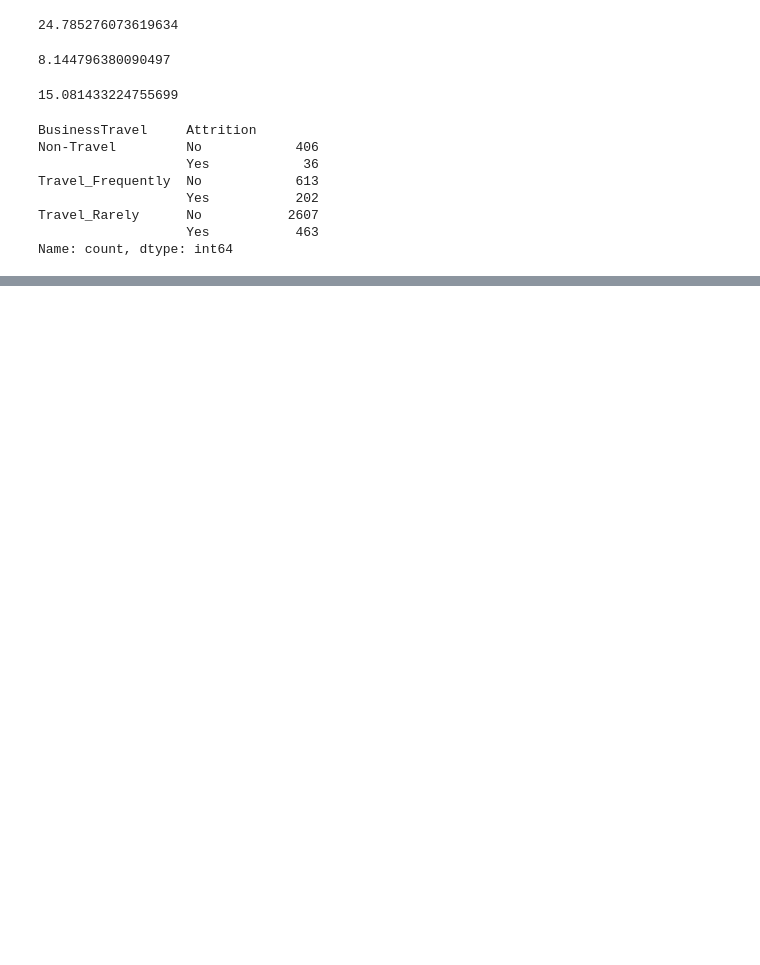
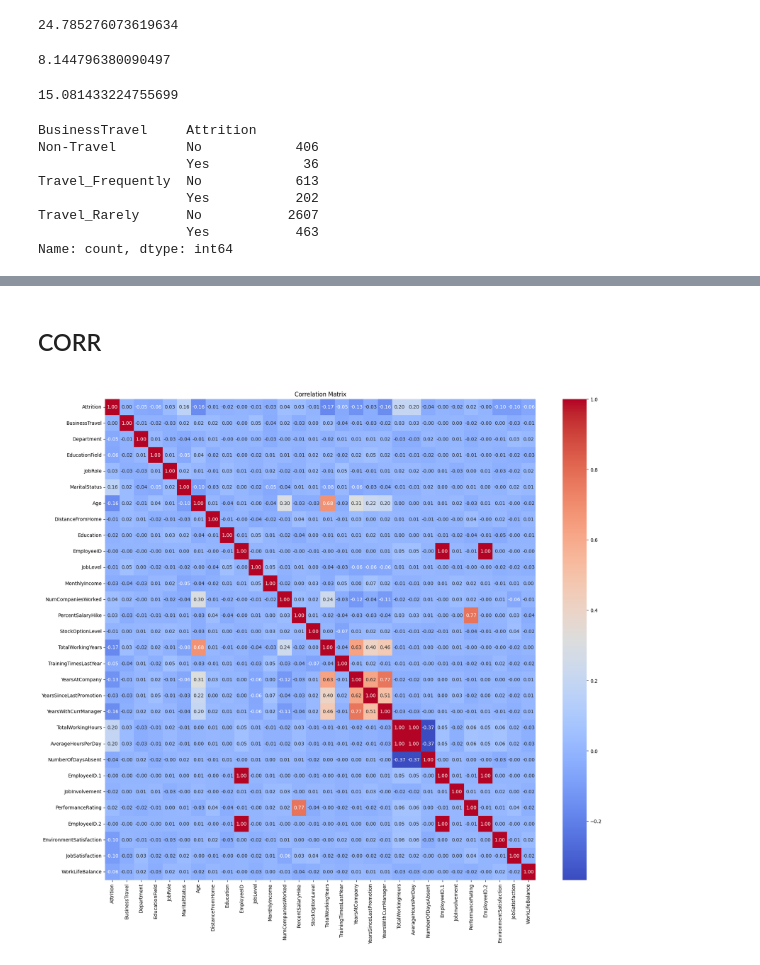
Before and after one commit to Veyesd/rh-analysis, a Jupyter notebook: rh_analysis2.ipynb, the cells around one changed output, grey strips where cells are left out. Drawn from its saved outputs; the diff is of its cells as text; code cells hidden in the pictures; blank space fills up the shorter version.

```diff
--- a/rh_analysis2.ipynb
+++ b/rh_analysis2.ipynb
@@ -464,0 +586,2 @@ EXPLOOOOOOOOOOOOO
+# %%
+df_all=pd.read_csv('/Users/kalou/Documents/GitHub/rh-analysis/archive/df_all.csv')
@@ -464,0 +598,34 @@ EXPLOOOOOOOOOOOOO
+# %% [markdown]
+CORR
+---
+>
+# %%
+from sklearn.preprocessing import LabelEncoder, OneHotEncoder, StandardScaler
+lenc=LabelEncoder()
+enc=OneHotEncoder()
+scaler=StandardScaler()
+
+numerical_features = df_all.select_dtypes(include='number')
+no_numerical_features = df_all.select_dtypes(exclude='number')
+
+scaled_num=scaler.fit_transform(numerical_features)
+
+no_numerical_features['BusinessTravel']=lenc.fit_transform(no_numerical_features['BusinessTravel'])
+no_numerical_features['Department']=lenc.fit_transform(no_numerical_features['Department'])
+no_numerical_features['EducationField']=lenc.fit_transform(no_numerical_features['EducationField'])
+no_numerical_features['JobRole']=lenc.fit_transform(no_numerical_features['JobRole'])
+no_numerical_features['MaritalStatus']=lenc.fit_transform(no_numerical_features['MaritalStatus'])
+no_numerical_features['Attrition']=lenc.fit_transform(no_numerical_features['Attrition'])
+
+df_scaled=pd.DataFrame(scaled_num, columns=numerical_features.columns)
+
+final=pd.concat([no_numerical_features,df_scaled], axis=1)
+
+final_corr=final.corr()
+# %%
+plt.figure(figsize=(20, 18))
+sns.heatmap(final_corr, annot=True, cmap='coolwarm', fmt=".2f")
+plt.title('Correlation Matrix')
+plt.show()
+# %% [output]
+[figure, added]
```
Also changed, not shown: parts of 30 cells of this notebook.
